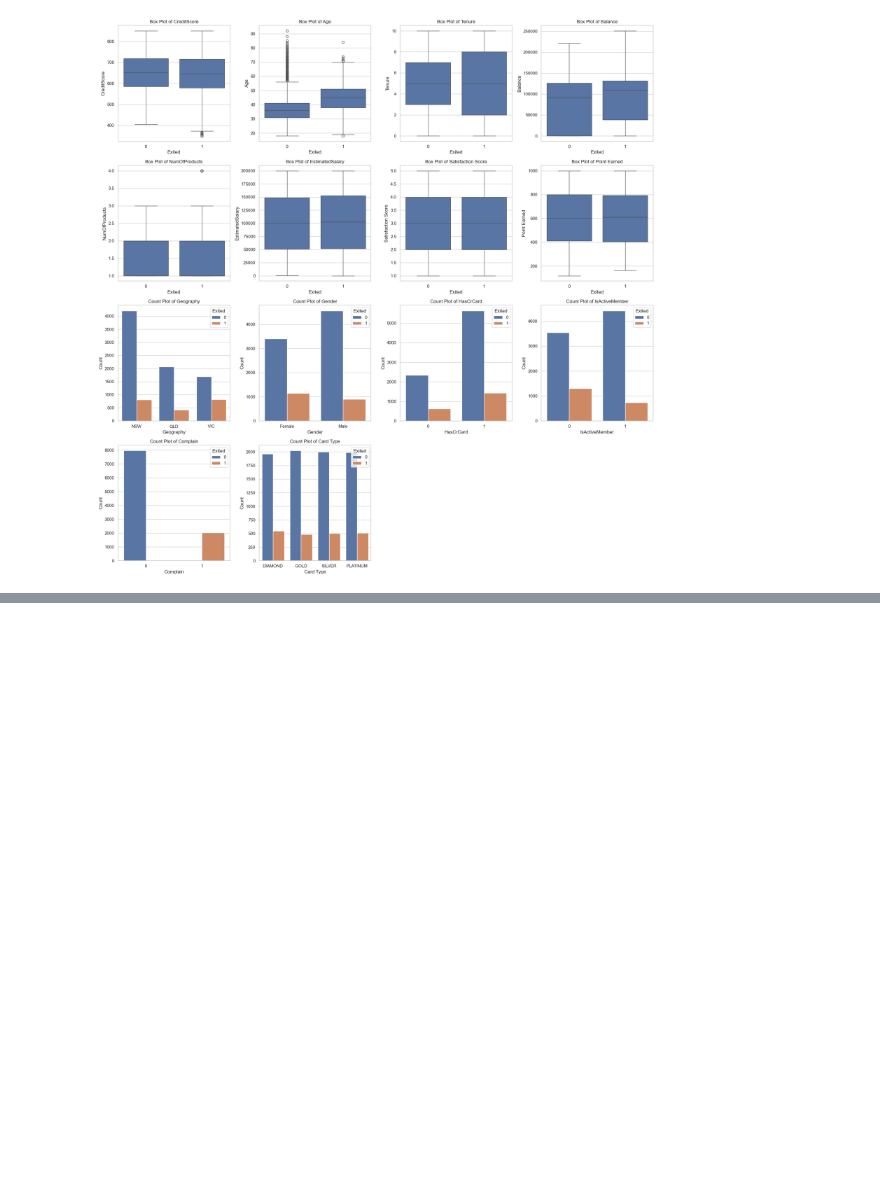
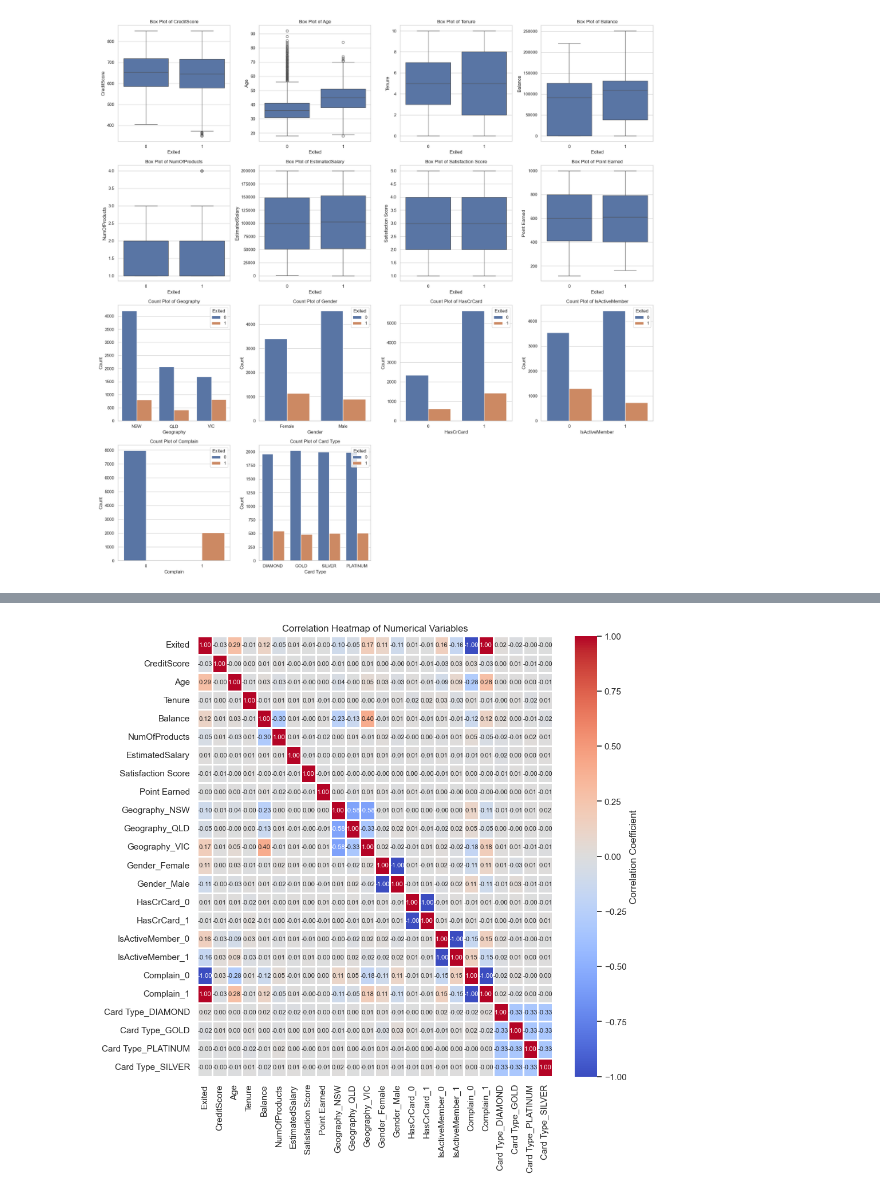
Before and after one commit to structuredcreations/Investment_Selector, a Jupyter notebook: _0_Mentum_Assignment.ipynb, the cells around one changed output, grey strips where cells are left out. Cells and saved outputs as stored; diff of their text form; code cells hidden in the pictures; blank space fills up the shorter version.

```diff
--- a/_0_Mentum_Assignment.ipynb
+++ b/_0_Mentum_Assignment.ipynb
@@ -200,3 +144,15 @@ plt.tight_layout()
 plt.show()
 # %% [output]
 [figure]
+# %%
+# Convert categorical variables into numerical variables to understand relationship to churn for correlation analysis
+
+df_encoded = pd.get_dummies(df, columns=['Geography', 'Gender', 'HasCrCard', 'IsActiveMember', 'Complain', 'Card Type'], drop_first=False)
+
+# Identify and convert boolean columns to integers
+bool_columns = df_encoded.select_dtypes(include='bool').columns
+
+df_encoded[bool_columns] = df_encoded[bool_columns].astype(int)
+
+# df_encoded.head()
+# df_encoded.info()
@@ -203,3 +177,34 @@ plt.show()
+# %%
+# Part 2: create heatmap and correlation chart
+
+# List of shortlisted columns
+shortlist_columns = [#outcome variable used for prediction
+                     'Exited',
+                     #Numerical variables from source file
+                     'CreditScore', 'Age', 'Tenure', 'Balance', 'NumOfProducts',
+                     'EstimatedSalary', 'Satisfaction Score','Point Earned',
+                    #transformed variable from categories
+                    'Geography_NSW', 'Geography_QLD', 'Geography_VIC','Gender_Female','Gender_Male',
+                    'HasCrCard_0','HasCrCard_1','IsActiveMember_0','IsActiveMember_1','Complain_0','Complain_1',
+                    'Card Type_DIAMOND', 'Card Type_GOLD','Card Type_PLATINUM','Card Type_SILVER'
+                     ]
+
+
+# Calculate the correlation matrix
+correlation_matrix = df_encoded[shortlist_columns].corr()
+
+# Set up the matplotlib figure
+plt.figure(figsize=(10, 10))
+
+# Draw the heatmap
+sns.heatmap(correlation_matrix, annot=True, fmt=".2f",annot_kws={"size": 8}, cmap='coolwarm',
+            cbar_kws={'label': 'Correlation Coefficient'}, linewidths=2)
+
+# Set title and show the plot
+plt.title('Correlation Heatmap of Numerical Variables')
+plt.show()
+# %% [output]
+[figure, added]
 # %%
 # Part 2
 # Now that you have access to the dataset, it’s time to start understanding the statistical properties of the data.
```
Also changed, not shown: parts of 7 cells of this notebook.
